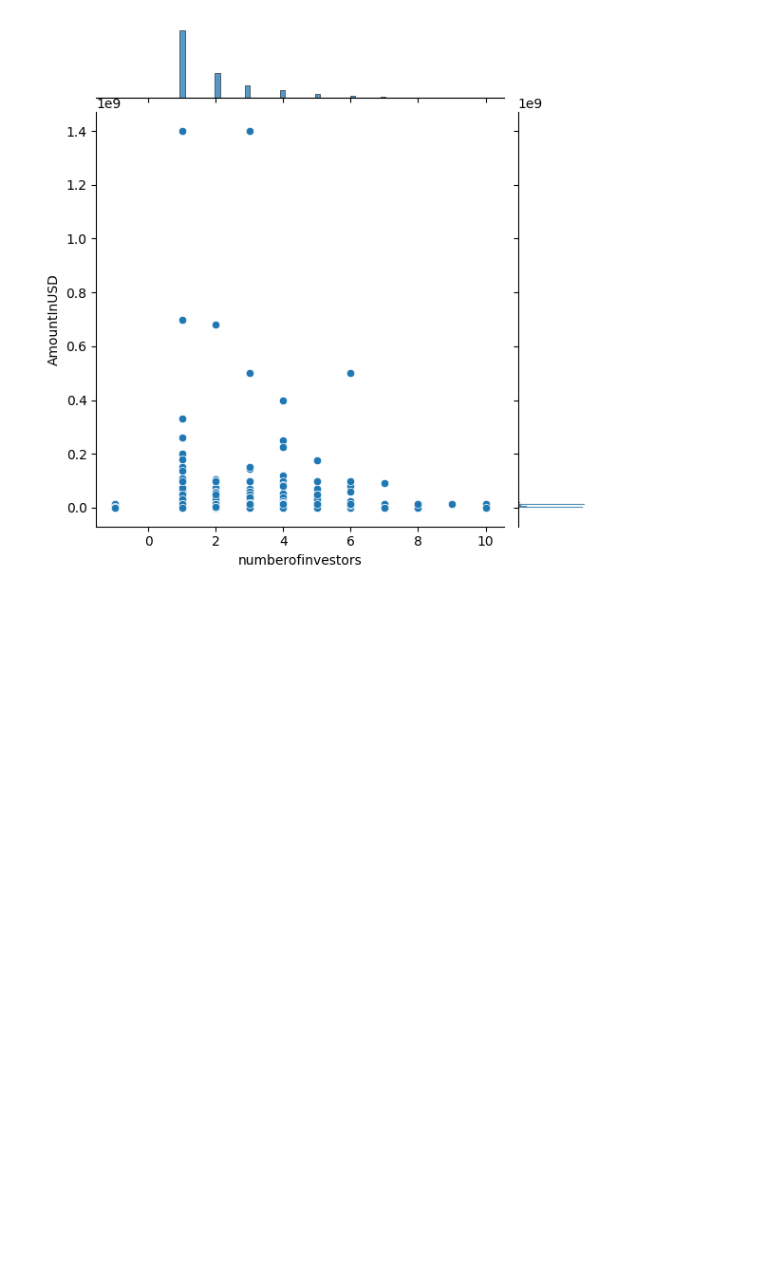
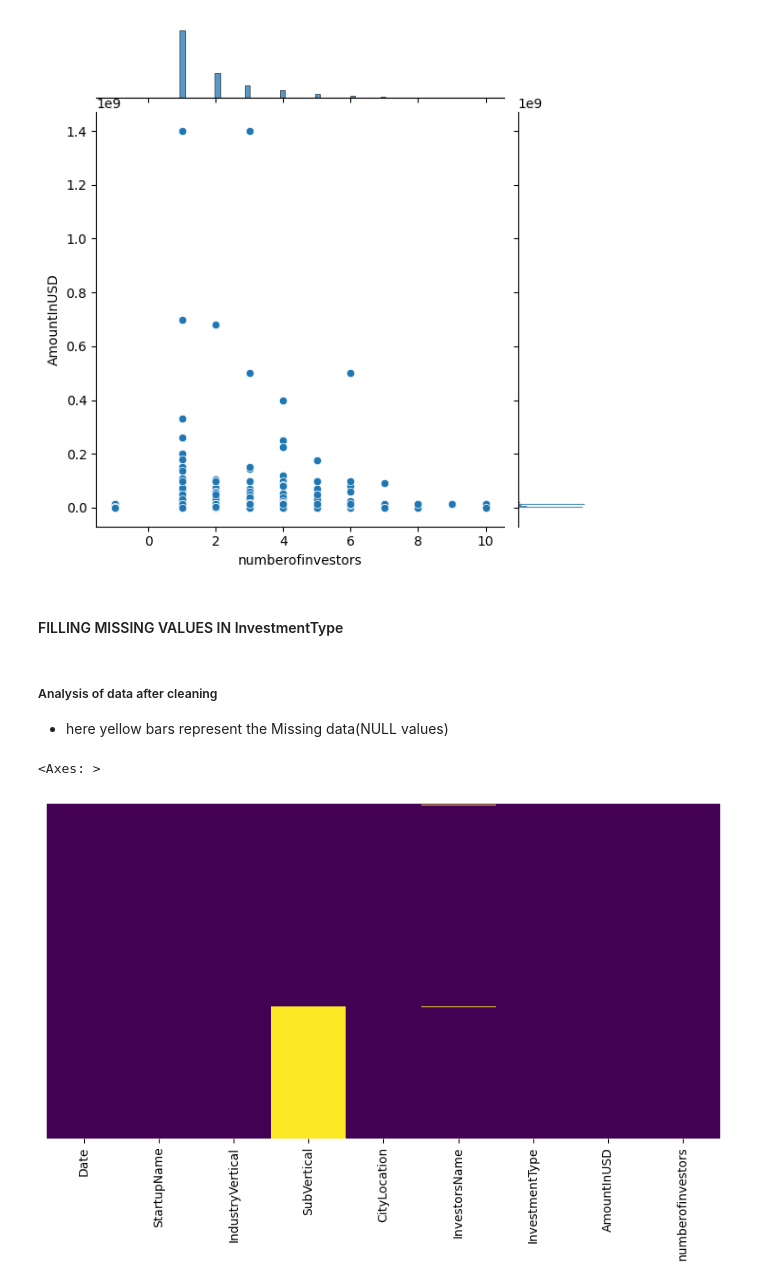
Before and after one commit to Akash11gavhane/Python, a Jupyter notebook: Pandas Case Study/PandasCase_study_indian_startup_funding-2015-2017.ipynb, the cells around one changed output. Saved outputs shown, nothing was run; the diff lists cells and outputs as text; code cells hidden in the pictures; blank space fills up the shorter version.

```diff
--- a/Pandas Case Study/PandasCase_study_indian_startup_funding-2015-2017.ipynb
+++ b/Pandas Case Study/PandasCase_study_indian_startup_funding-2015-2017.ipynb
@@ -325,3 +325,18 @@ sns.jointplot(x='numberofinvestors',y='AmountInUSD',data=newdf)
 # %% [output]
 <seaborn.axisgrid.JointGrid at 0x...>
 [figure]
+# %% [markdown]
+#### FILLING MISSING VALUES IN InvestmentType
+# %%
+newdf['InvestmentType'].fillna(method = 'bfill' , inplace=True) #backward filling of null values
+# %% [markdown]
+##### Analysis of data after cleaning
+
+- here yellow bars represent the Missing data(NULL values)
+# %%
+plt.figure(figsize=(10 , 5))
+
+sns.heatmap(newdf.isnull() , cmap = 'viridis' , yticklabels = False , cbar = False)
+# %% [output]
+<Axes: >
+[figure, added]
```
Also changed, not shown: parts of 13 cells of this notebook, 1 other file.
